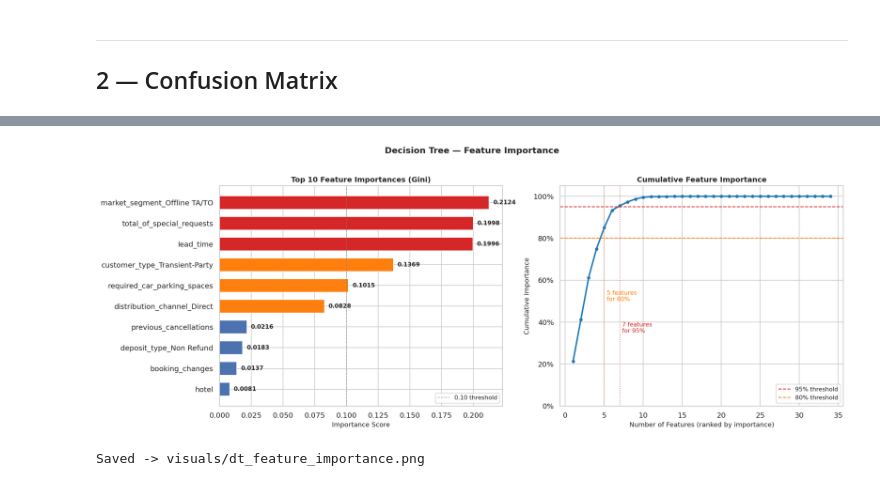
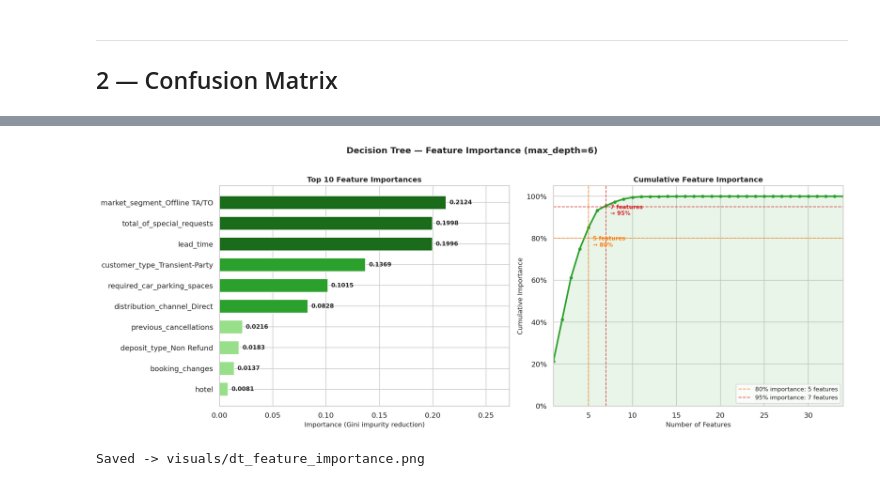
Before and after one commit to Sneha140202/hotel-booking-analysis, a Jupyter notebook: notebooks/09_decision_tree.ipynb, the cells around one changed output, grey strips where cells are left out. Saved outputs shown, nothing was run; the diff lists cells and outputs as text; code cells hidden in the pictures.

```diff
--- a/notebooks/09_decision_tree.ipynb
+++ b/notebooks/09_decision_tree.ipynb
@@ -182,16 +224,20 @@ Saved -> visuals/dt_roc_curve.png
 # %%
-feat_imp = (
-    pd.Series(model_dt.feature_importances_, index=FEATURE_NAMES)
-    .sort_values(ascending=False)
-)
+importances = pd.Series(
+    model_dt.feature_importances_,
+    index=X_train_sm.columns
+).sort_values(ascending=False)
 
-top10 = feat_imp.head(10)
+top10 = importances.head(10)
+rest  = importances.iloc[10:]
 
 print("Top 10 most important features:")
 print()
 for rank, (feat, imp) in enumerate(top10.items(), 1):
-    bar = "█" * int(imp * 100)
+    bar = "█" * int(imp * 60)
     print(f"  {rank:>2}. {feat:<45} {imp:.4f}  {bar}")
+print()
+print(f"  Remaining {len(rest)} features: "
+      f"total importance = {rest.sum():.4f}")
 # %% [output]
 Top 10 most important features:
 
@@ -208,58 +256,57 @@ Top 10 most important features:
 # %%
 fig, axes = plt.subplots(1, 2, figsize=(16, 6))
-fig.suptitle("Decision Tree — Feature Importance",
+fig.suptitle("Decision Tree — Feature Importance (max_depth=6)",
              fontsize=13, fontweight="bold", y=1.02)
 
-# ── Top 10 bar chart ─────────────────────────────────────────────────────────
-palette = ["#d62728" if v > 0.15 else
-           "#ff7f0e" if v > 0.08 else
-           "#4C72B0"
-           for v in top10.values]
+palette = ["#1a6b1a" if i < 3 else
+           "#2ca02c" if i < 6 else
+           "#98df8a"
+           for i in range(10)]
 
-axes[0].barh(top10.index[::-1], top10.values[::-1],
-             color=palette[::-1], edgecolor="white", height=0.65)
-axes[0].set_title("Top 10 Feature Importances (Gini)",
-                  fontsize=11, fontweight="bold")
-axes[0].set_xlabel("Importance Score", fontsize=10)
-axes[0].axvline(0.10, color="gray", linestyle="--",
-                linewidth=1, alpha=0.6, label="0.10 threshold")
-axes[0].legend(fontsize=9)
+# ── Top 10 horizontal bar ────────────────────────────────────────────────────
+bars = axes[0].barh(top10.index[::-1], top10.values[::-1],
+                    color=palette[::-1], edgecolor="white", height=0.65)
+axes[0].set_title("Top 10 Feature Importances", fontsize=11, fontweight="bold")
+axes[0].set_xlabel("Importance (Gini impurity reduction)", fontsize=10)
+axes[0].set_xlim(0, top10.max() * 1.28)
 
-for i, (feat, val) in enumerate(zip(top10.index[::-1], top10.values[::-1])):
-    axes[0].text(val + 0.003, i, f"{val:.4f}",
-                 va="center", fontsize=9, fontweight="bold")
+for bar, val in zip(bars, top10.values[::-1]):
+    axes[0].text(bar.get_width() + 0.003, bar.get_y() + bar.get_height()/2,
+                 f"{val:.4f}", va="center", fontsize=9, fontweight="bold")
 
 # ── Cumulative importance ────────────────────────────────────────────────────
-cumulative = feat_imp.values.cumsum()
-axes[1].plot(range(1, len(cumulative)+1), cumulative,
-             color="#1f77b4", lw=2.2, marker="o", markersize=4)
-axes[1].axhline(0.95, color="#d62728", linestyle="--",
-                lw=1.3, label="95% threshold")
-axes[1].axhline(0.80, color="#ff7f0e", linestyle="--",
-                lw=1.3, label="80% threshold")
+cum_imp = importances.cumsum().values
+n_feats = range(1, len(cum_imp)+1)
 
-n80  = next(i+1 for i, v in enumerate(cumulative) if v >= 0.80)
-n95  = next(i+1 for i, v in enumerate(cumulative) if v >= 0.95)
-axes[1].axvline(n80,  color="#ff7f0e", linestyle=":", lw=1, alpha=0.7)
-axes[1].axvline(n95,  color="#d62728", linestyle=":", lw=1, alpha=0.7)
-axes[1].text(n80+0.3, 0.5,  f"{n80} features\nfor 80%", fontsize=9, color="#ff7f0e")
-axes[1].text(n95+0.3, 0.35, f"{n95} features\nfor 95%", fontsize=9, color="#d62728")
+axes[1].plot(list(n_feats), cum_imp, color="#2ca02c", lw=2.5, marker="o",
+             markersize=4)
+axes[1].fill_between(list(n_feats), cum_imp, alpha=0.1, color="#2ca02c")
 
-axes[1].set_xlabel("Number of Features (ranked by importance)", fontsize=10)
+# Mark 80% and 95% thresholds
+for thresh, color, label in [(0.80, "#ff7f0e", "80%"), (0.95, "#d62728", "95%")]:
+    idx = np.searchsorted(cum_imp, thresh)
+    axes[1].axhline(thresh, color=color, linestyle="--", lw=1.2, alpha=0.8)
+    axes[1].axvline(idx+1,  color=color, linestyle="--", lw=1.2, alpha=0.8,
+                    label=f"{label} importance: {idx+1} features")
+    axes[1].text(idx + 1.5, thresh - 0.04,
+                 f"{idx+1} features\n→ {thresh*100:.0f}%",
+                 fontsize=8.5, color=color, fontweight="bold")
+
+axes[1].set_xlabel("Number of Features", fontsize=10)
 axes[1].set_ylabel("Cumulative Importance", fontsize=10)
-axes[1].set_title("Cumulative Feature Importance",
-                  fontsize=11, fontweight="bold")
+axes[1].set_title("Cumulative Feature Importance", fontsize=11, fontweight="bold")
+axes[1].yaxis.set_major_formatter(mtick.PercentFormatter(xmax=1))
 axes[1].legend(fontsize=9)
+axes[1].set_xlim(1, len(cum_imp))
 axes[1].set_ylim(0, 1.05)
-axes[1].yaxis.set_major_formatter(mtick.PercentFormatter(xmax=1))
 
 plt.tight_layout()
 plt.savefig("../visuals/dt_feature_importance.png",
             dpi=150, bbox_inches="tight", facecolor="white")
 plt.show()
 print("Saved -> visuals/dt_feature_importance.png")
 # %% [output]
-[figure, old version]
+[figure, new version]
 Saved -> visuals/dt_feature_importance.png
 # %%
 import os
```
Also changed, not shown: parts of 13 cells of this notebook, 1 other file.
